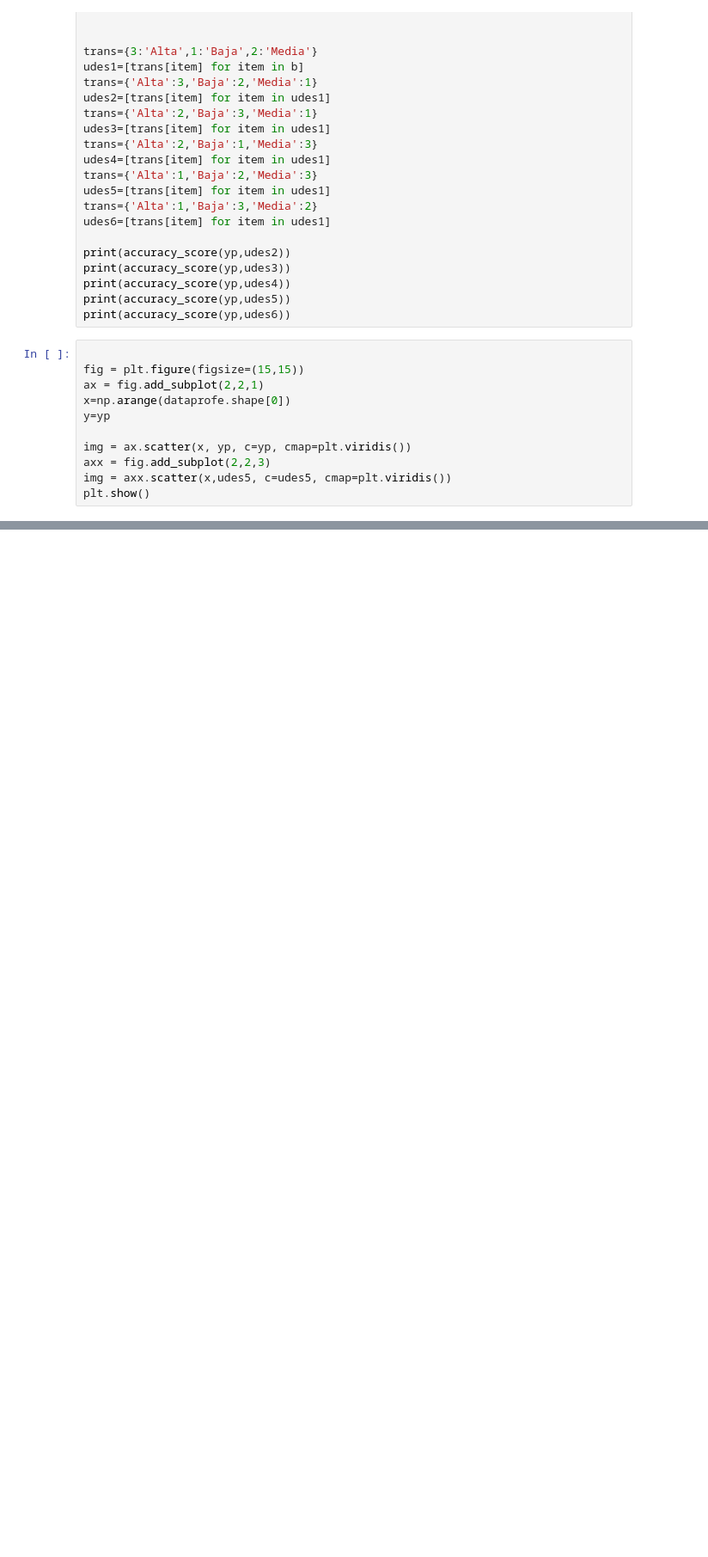
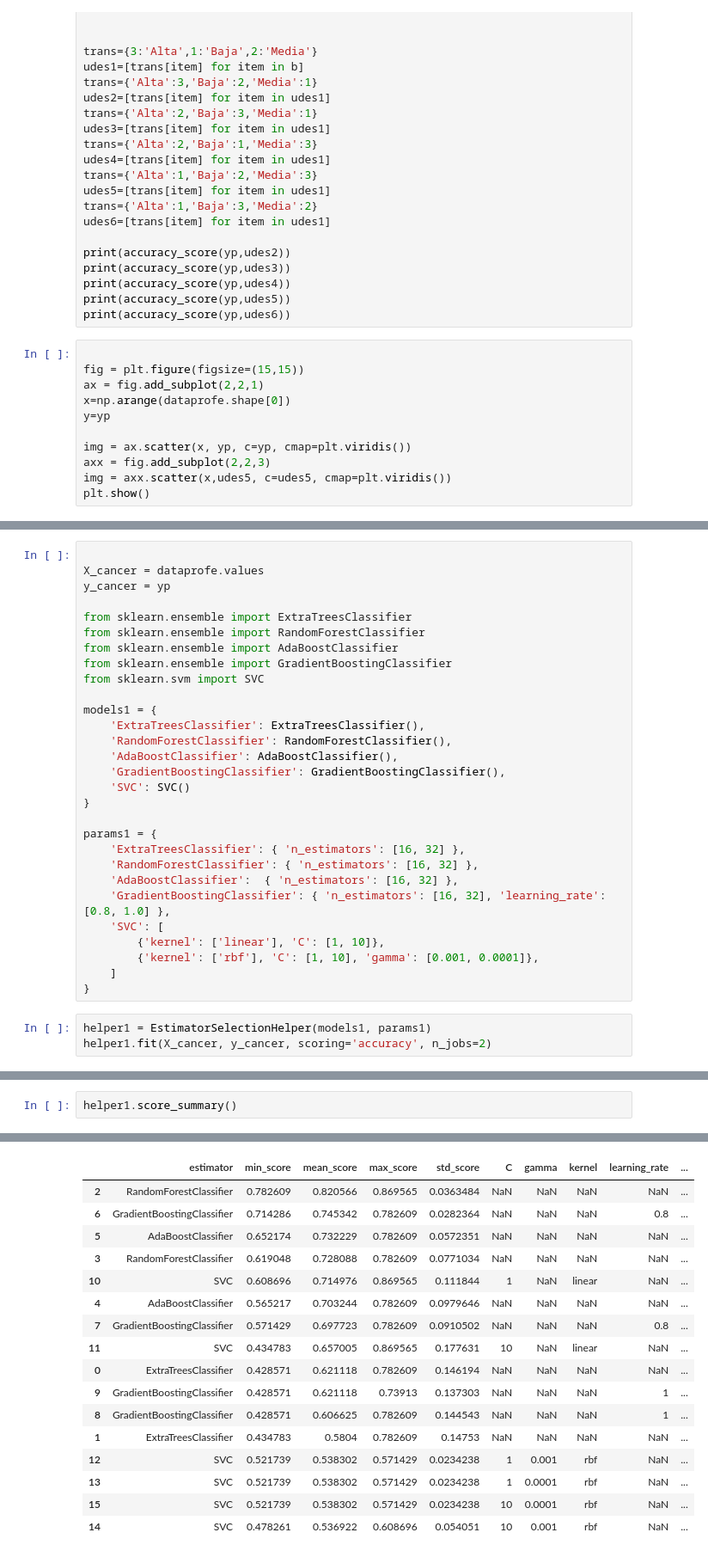
Before and after one commit to David9203/SUP, a Jupyter notebook: GMMHMM/bolivarrms.ipynb, the cells around one changed output, grey strips where cells are left out. Shown at 86% size. Cells and saved outputs as stored; diff of their text form; blank space fills up the shorter version.

```diff
--- a/GMMHMM/bolivarrms.ipynb
+++ b/GMMHMM/bolivarrms.ipynb
@@ -2155,0 +2335,32 @@ plt.show()
+# %%
+
+X_cancer = dataprofe.values
+y_cancer = yp
+
+from sklearn.ensemble import ExtraTreesClassifier
+from sklearn.ensemble import RandomForestClassifier
+from sklearn.ensemble import AdaBoostClassifier
+from sklearn.ensemble import GradientBoostingClassifier
+from sklearn.svm import SVC
+
+models1 = {
+    'ExtraTreesClassifier': ExtraTreesClassifier(),
+    'RandomForestClassifier': RandomForestClassifier(),
+    'AdaBoostClassifier': AdaBoostClassifier(),
+    'GradientBoostingClassifier': GradientBoostingClassifier(),
+    'SVC': SVC()
+}
+
+params1 = {
+    'ExtraTreesClassifier': { 'n_estimators': [16, 32] },
+    'RandomForestClassifier': { 'n_estimators': [16, 32] },
+    'AdaBoostClassifier':  { 'n_estimators': [16, 32] },
+    'GradientBoostingClassifier': { 'n_estimators': [16, 32], 'learning_rate': [0.8, 1.0] },
+    'SVC': [
+        {'kernel': ['linear'], 'C': [1, 10]},
+        {'kernel': ['rbf'], 'C': [1, 10], 'gamma': [0.001, 0.0001]},
+    ]
+}
+# %%
+helper1 = EstimatorSelectionHelper(models1, params1)
+helper1.fit(X_cancer, y_cancer, scoring='accuracy', n_jobs=2)
@@ -2155,0 +2394,3 @@ plt.show()
+# %%
+helper1.score_summary()
+# %% [output]
@@ -2155,0 +2407,17 @@ plt.show()
+|  | estimator | min_score | mean_score | max_score | std_score | C | gamma | kernel | learning_rate | ... |
+| 2 | RandomForestClassifier | 0.782609 | 0.820566 | 0.869565 | 0.0363484 | NaN | NaN | NaN | NaN | ... |
+| 6 | GradientBoostingClassifier | 0.714286 | 0.745342 | 0.782609 | 0.0282364 | NaN | NaN | NaN | 0.8 | ... |
+| 5 | AdaBoostClassifier | 0.652174 | 0.732229 | 0.782609 | 0.0572351 | NaN | NaN | NaN | NaN | ... |
+| 3 | RandomForestClassifier | 0.619048 | 0.728088 | 0.782609 | 0.0771034 | NaN | NaN | NaN | NaN | ... |
+| 10 | SVC | 0.608696 | 0.714976 | 0.869565 | 0.111844 | 1 | NaN | linear | NaN | ... |
+| 4 | AdaBoostClassifier | 0.565217 | 0.703244 | 0.782609 | 0.0979646 | NaN | NaN | NaN | NaN | ... |
+| 7 | GradientBoostingClassifier | 0.571429 | 0.697723 | 0.782609 | 0.0910502 | NaN | NaN | NaN | 0.8 | ... |
+| 11 | SVC | 0.434783 | 0.657005 | 0.869565 | 0.177631 | 10 | NaN | linear | NaN | ... |
+| 0 | ExtraTreesClassifier | 0.428571 | 0.621118 | 0.782609 | 0.146194 | NaN | NaN | NaN | NaN | ... |
+| 9 | GradientBoostingClassifier | 0.428571 | 0.621118 | 0.73913 | 0.137303 | NaN | NaN | NaN | 1 | ... |
+| 8 | GradientBoostingClassifier | 0.428571 | 0.606625 | 0.782609 | 0.144543 | NaN | NaN | NaN | 1 | ... |
+| 1 | ExtraTreesClassifier | 0.434783 | 0.5804 | 0.782609 | 0.14753 | NaN | NaN | NaN | NaN | ... |
+| 12 | SVC | 0.521739 | 0.538302 | 0.571429 | 0.0234238 | 1 | 0.001 | rbf | NaN | ... |
+| 13 | SVC | 0.521739 | 0.538302 | 0.571429 | 0.0234238 | 1 | 0.0001 | rbf | NaN | ... |
+| 15 | SVC | 0.521739 | 0.538302 | 0.571429 | 0.0234238 | 10 | 0.0001 | rbf | NaN | ... |
+| 14 | SVC | 0.478261 | 0.536922 | 0.608696 | 0.054051 | 10 | 0.001 | rbf | NaN | ... |
```
Also changed, not shown: parts of 29 cells of this notebook, 12 other files.
